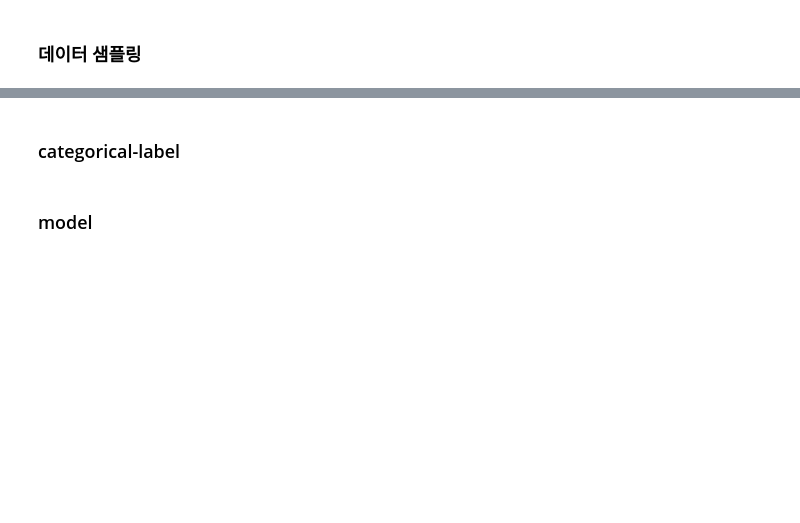
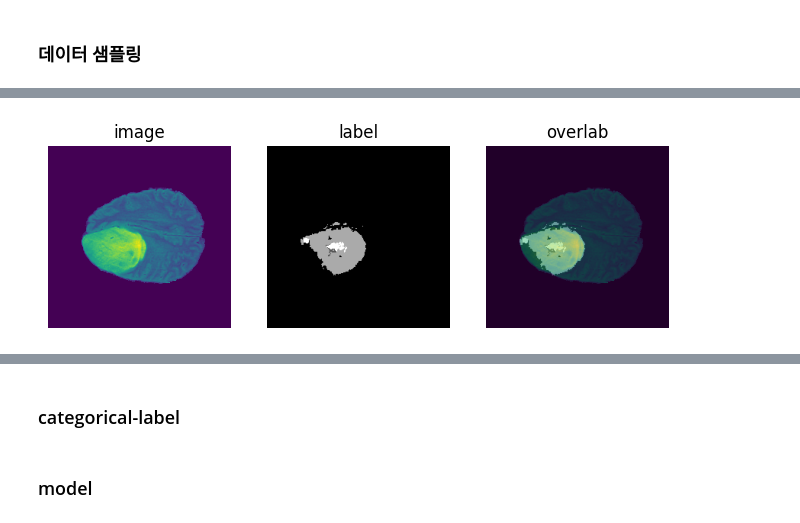
Before and after one commit to Masterjun12/brain_tumor_segmentation, a Jupyter notebook: brain_tumor_basecode.ipynb, the cells around one changed output, grey strips where cells are left out. Cells and saved outputs as stored; diff of their text form; code cells hidden in the pictures; blank space fills up the shorter version.

```diff
--- a/brain_tumor_basecode.ipynb
+++ b/brain_tumor_basecode.ipynb
@@ -90,0 +79,9 @@ train_images.shape
+# %%
+import numpy as np
+
+threshold = 3000
+fraction = 0.1
+
+(train_images, train_labels), (val_images, val_labels), (test_images, test_labels) = process_datasets(
+    train_images, train_labels, val_images, val_labels, test_images, test_labels, threshold, fraction
+)
@@ -104,0 +106,21 @@ Test labels shape: (521, 240, 240)
+# %%
+num = 130
+# %%
+plt.figure(figsize=(8, 3))
+plt.subplot(131)
+plt.imshow(test_images[num, :, :, 3])
+plt.title("image")
+plt.axis("off")
+plt.subplot(132)
+plt.imshow(test_labels[num, :, :], cmap='gray')
+plt.title("label")
+plt.axis("off")
+plt.subplot(133)
+plt.imshow(test_labels[num, :, :], cmap='gray')
+plt.title("overlab")
+plt.axis("off")
+plt.imshow(test_images[num, :, :, 3], alpha=0.5)
+plt.axis("off")
+plt.show()
+# %% [output]
+[figure, added]
```
Also changed, not shown: parts of 16 cells of this notebook, 2 other files.
